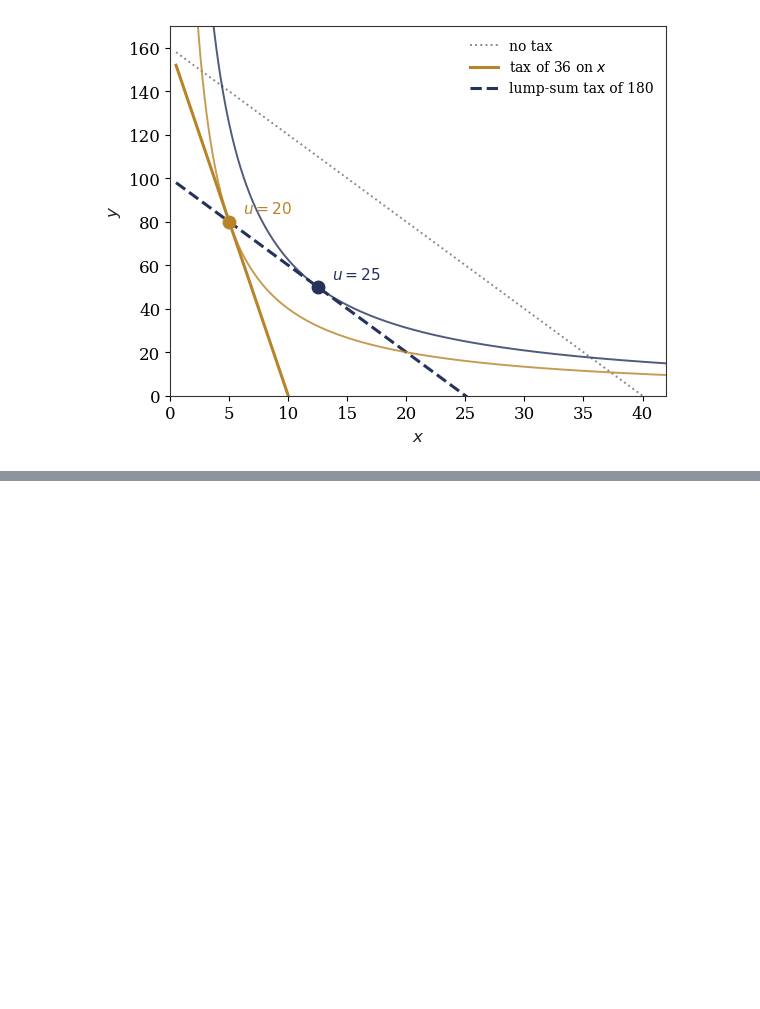
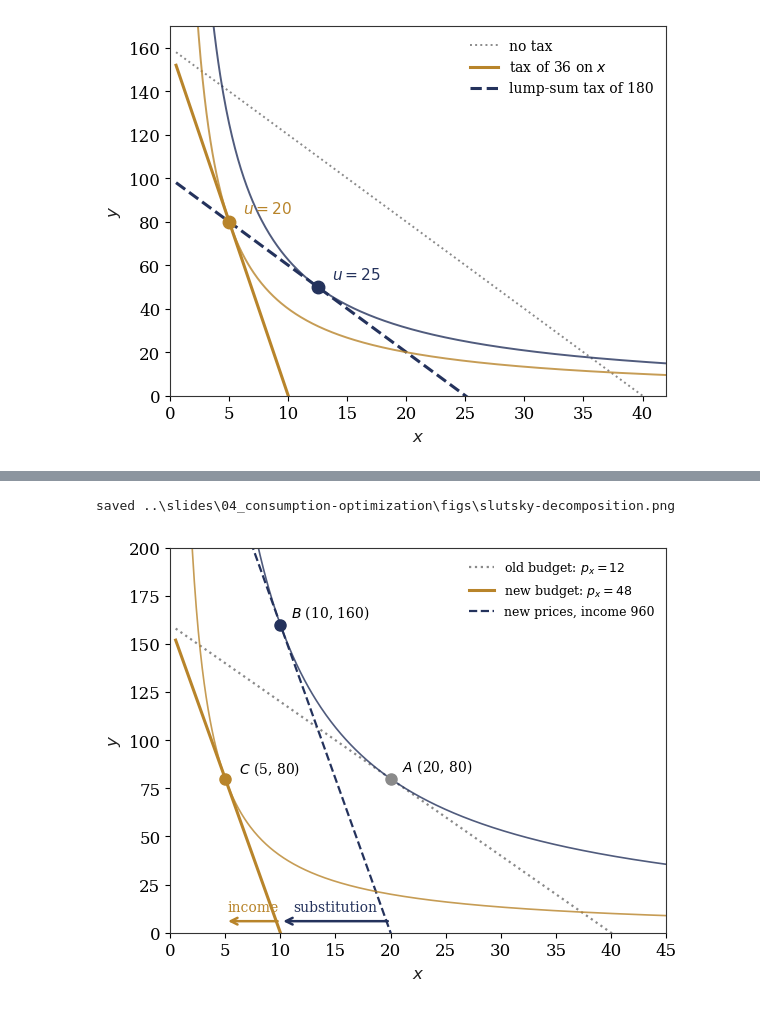
Before and after one commit to jhconning/hunter_eco701, a Jupyter notebook: notebooks/topic04_consumer_figures.ipynb, the cells around one changed output, grey strips where cells are left out. Drawn from its saved outputs; the diff is of its cells as text; code cells hidden in the pictures; blank space fills up the shorter version.

Commit message:
Topic 4: Consumption Optimization slides and Problem Set 2 solutions

```diff
--- a/notebooks/topic04_consumer_figures.ipynb
+++ b/notebooks/topic04_consumer_figures.ipynb
@@ -137,0 +144,26 @@ saved ..\slides\04_consumption-optimization\figs\lump-sum-principle.png
+# %%
+fig, ax = plt.subplots(figsize=(6.4, 5.0))
+x = np.linspace(0.5, 45, 500)
+ax.plot(x, (480 - 12 * x) / 3, color=GREY, lw=1.6, ls=":", label="old budget: $p_x = 12$")
+ax.plot(x, (480 - 48 * x) / 3, color=AMBER, lw=2.2, label="new budget: $p_x = 48$")
+ax.plot(x, (960 - 48 * x) / 3, color=NAVY, lw=1.6, ls="--", label="new prices, income 960")
+ax.plot(x, 1600 / x, color=NAVY, lw=1.2, alpha=0.8)
+ax.plot(x, 400 / x, color=AMBER, lw=1.2, alpha=0.8)
+for (px_, py_, lab, col, off) in [(20, 80, "$A$ (20, 80)", GREY, (8, 6)),
+                                  (10, 160, "$B$ (10, 160)", NAVY, (8, 6)),
+                                  (5, 80, "$C$ (5, 80)", AMBER, (10, 4))]:
+    ax.plot(px_, py_, "o", color=col, ms=8, zorder=5)
+    ax.annotate(lab, (px_, py_), textcoords="offset points", xytext=off, fontsize=10,
+                ha="right" if off[0] < 0 else "left")
+ax.annotate("", xy=(10, 6), xytext=(20, 6), arrowprops=dict(arrowstyle="->", color=NAVY, lw=1.8))
+ax.text(15, 11, "substitution", ha="center", fontsize=10, color=NAVY)
+ax.annotate("", xy=(5, 6), xytext=(10, 6), arrowprops=dict(arrowstyle="->", color=AMBER, lw=1.8))
+ax.text(7.5, 11, "income", ha="center", fontsize=10, color=AMBER)
+ax.set_xlim(0, 45); ax.set_ylim(0, 200)
+ax.set_xlabel("$x$"); ax.set_ylabel("$y$")
+ax.legend(frameon=False, fontsize=9, loc="upper right")
+savefig(fig, "slutsky-decomposition.png")
+plt.show()
+# %% [output]
+saved ..\slides\04_consumption-optimization\figs\slutsky-decomposition.png
+[figure, added]
```
Also changed, not shown: parts of 7 cells of this notebook, 11 other files.
